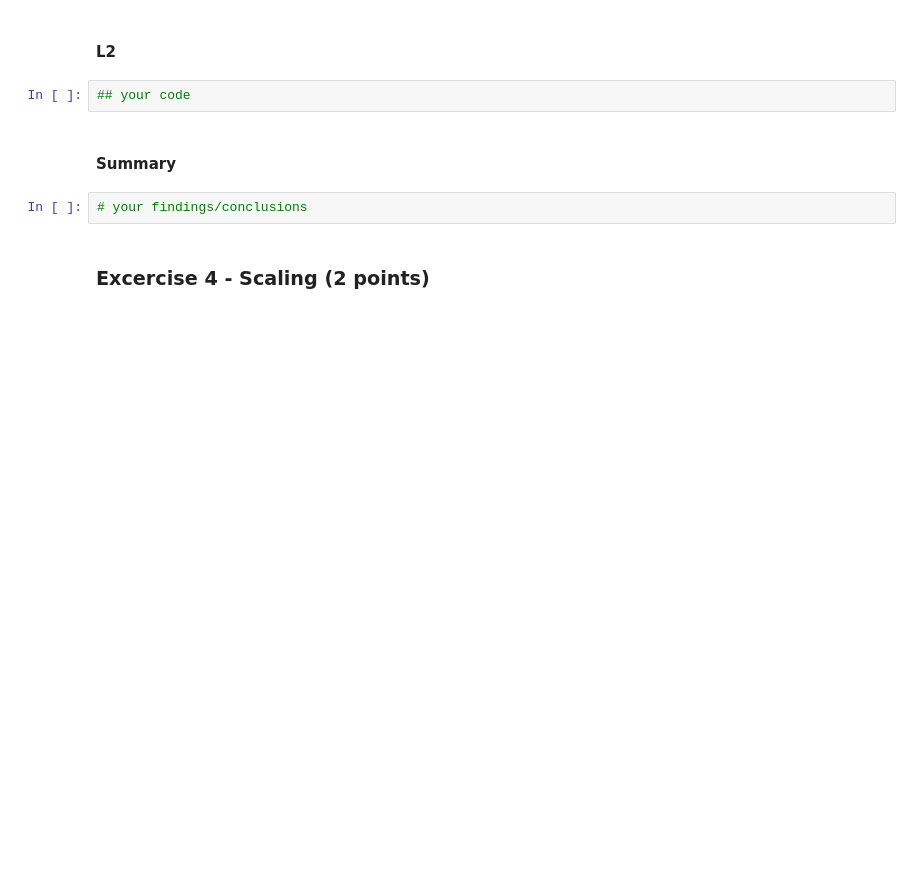
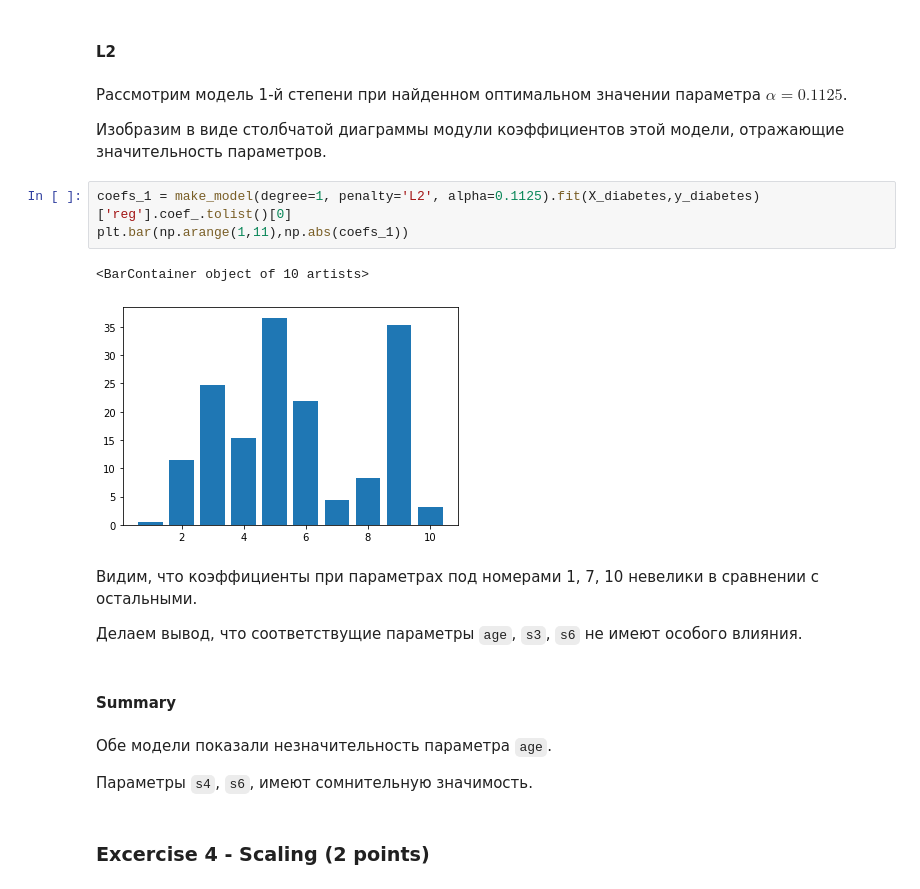
Before and after one commit to LaSegadora/rsschool_4_overfitting_regularization, a Jupyter notebook: overfitting_regularization.ipynb, the cells around one changed output. Cells and saved outputs as stored; diff of their text form; blank space fills up the shorter version.

```diff
--- a/overfitting_regularization.ipynb
+++ b/overfitting_regularization.ipynb
@@ -501,11 +520,25 @@ Please do a discovery on your own and find that out empirically (both for **L1**
 # %% [markdown]
 #### L2
-# %%
-## your code
+# %% [markdown]
+Рассмотрим модель 1-й степени при найденном оптимальном значении параметра $\alpha=0.1125$.
+
+Изобразим в виде столбчатой диаграммы модули коэффициентов этой модели, отражающие значительность параметров.
+# %%
+coefs_1 = make_model(degree=1, penalty='L2', alpha=0.1125).fit(X_diabetes,y_diabetes)['reg'].coef_.tolist()[0]
+plt.bar(np.arange(1,11),np.abs(coefs_1))
+# %% [output]
+<BarContainer object of 10 artists>
+[figure, added]
+# %% [markdown]
+Видим, что коэффициенты при параметрах под номерами 1, 7, 10 невелики в сравнении с остальными.
+
+Делаем вывод, что соответствущие параметры `age`, `s3`, `s6` не имеют особого влияния.
 # %% [markdown]
 #### Summary
-# %%
-# your findings/conclusions
+# %% [markdown]
+Обе модели показали незначительность параметра `age`.
+
+Параметры `s4`, `s6`, имеют сомнительную значимость.
 # %% [markdown]
 ### Excercise 4 - Scaling (2 points)
 # %% [markdown]
```
Also changed, not shown: parts of 13 cells of this notebook.
